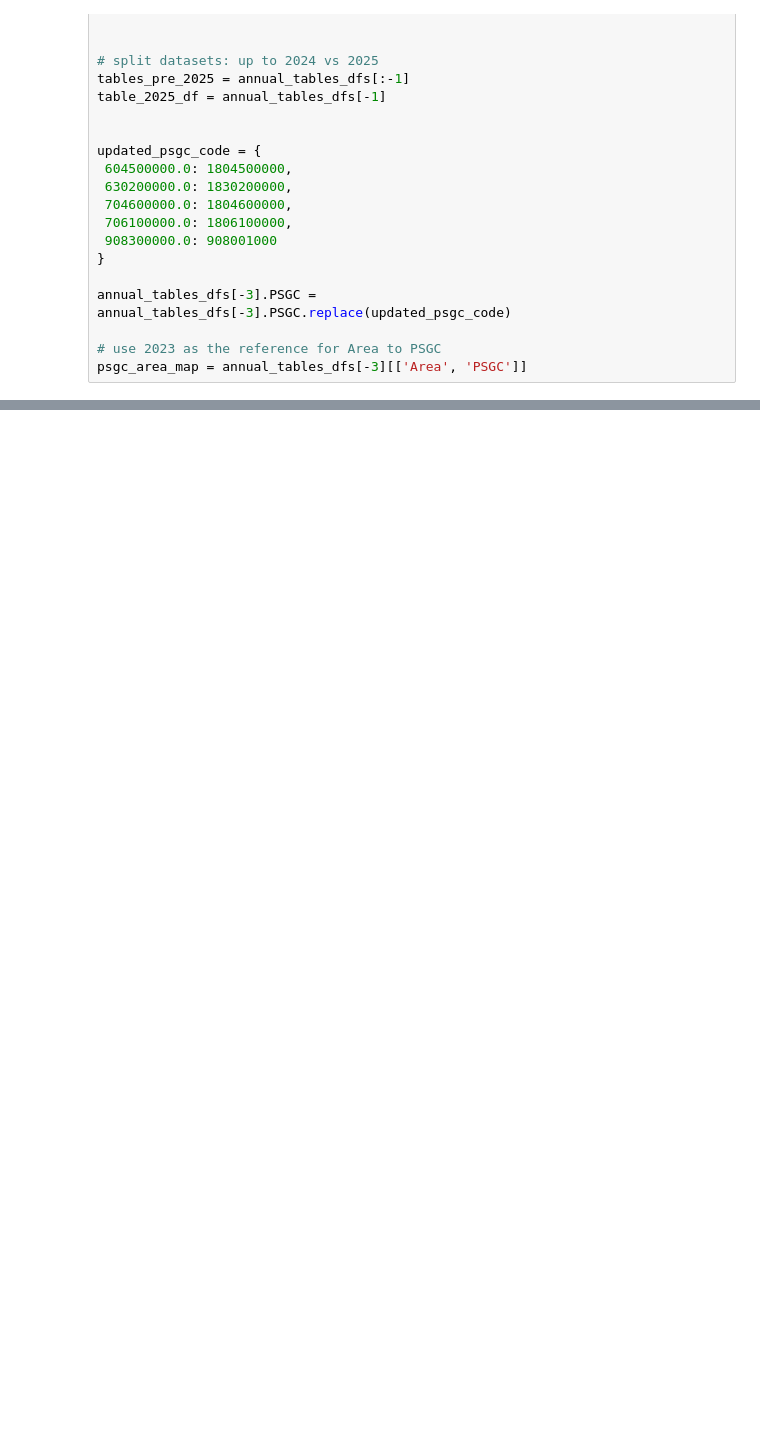
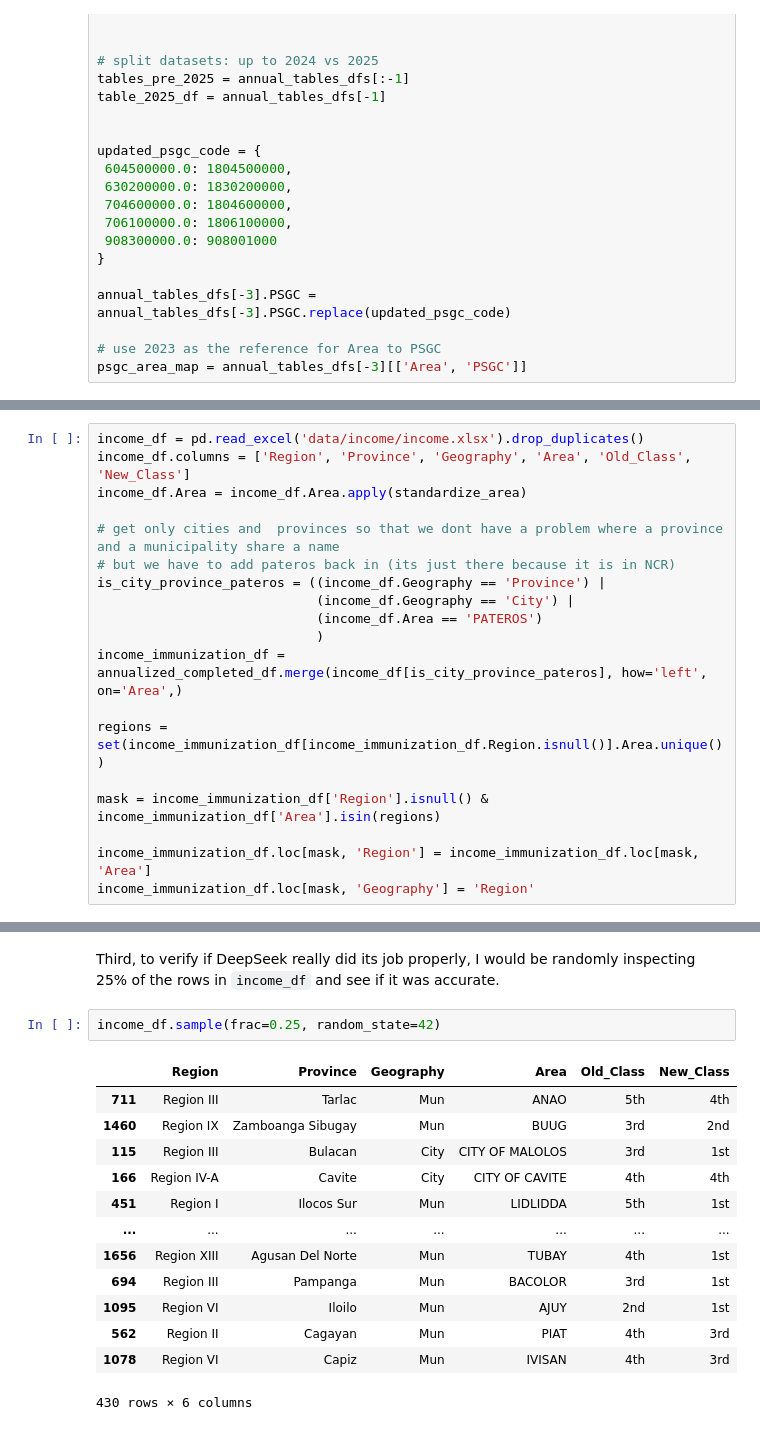
Before and after one commit to BSDSBA-JF/edcom, a Jupyter notebook: 02_immunization/01_creating_annual.ipynb, the cells around one changed output, grey strips where cells are left out. Saved outputs shown, nothing was run; the diff lists cells and outputs as text; blank space fills up the shorter version.

Commit message:
Combined income and immunization data

```diff
--- a/02_immunization/01_cleaning.ipynb
+++ b/02_immunization/01_creating_annual.ipynb
@@ -849,0 +874,19 @@ with pd.ExcelWriter('outputs/annual_immunization.xlsx', engine='xlsxwriter') as
+# %%
+income_df = pd.read_excel('data/income/income.xlsx').drop_duplicates()
+income_df.columns = ['Region', 'Province', 'Geography', 'Area', 'Old_Class', 'New_Class']
+income_df.Area = income_df.Area.apply(standardize_area)
+
+# get only cities and  provinces so that we dont have a problem where a province and a municipality share a name
+# but we have to add pateros back in (its just there because it is in NCR)
+is_city_province_pateros = ((income_df.Geography == 'Province') |
+                            (income_df.Geography == 'City') |
+                            (income_df.Area == 'PATEROS')
+                            )
+income_immunization_df = annualized_completed_df.merge(income_df[is_city_province_pateros], how='left', on='Area',)
+
+regions = set(income_immunization_df[income_immunization_df.Region.isnull()].Area.unique())
+
+mask = income_immunization_df['Region'].isnull() & income_immunization_df['Area'].isin(regions)
+
+income_immunization_df.loc[mask, 'Region'] = income_immunization_df.loc[mask, 'Area']
+income_immunization_df.loc[mask, 'Geography'] = 'Region'
@@ -849,0 +1025,18 @@ with pd.ExcelWriter('outputs/annual_immunization.xlsx', engine='xlsxwriter') as
+# %% [markdown]
+Third, to verify if DeepSeek really did its job properly, I would be randomly inspecting 25% of the rows in `income_df` and see if it was accurate.
+# %%
+income_df.sample(frac=0.25, random_state=42)
+# %% [output]
+|  | Region | Province | Geography | Area | Old_Class | New_Class |
+| 711 | Region III | Tarlac | Mun | ANAO | 5th | 4th |
+| 1460 | Region IX | Zamboanga Sibugay | Mun | BUUG | 3rd | 2nd |
+| 115 | Region III | Bulacan | City | CITY OF MALOLOS | 3rd | 1st |
+| 166 | Region IV-A | Cavite | City | CITY OF CAVITE | 4th | 4th |
+| 451 | Region I | Ilocos Sur | Mun | LIDLIDDA | 5th | 1st |
+| ... | ... | ... | ... | ... | ... | ... |
+| 1656 | Region XIII | Agusan Del Norte | Mun | TUBAY | 4th | 1st |
+| 694 | Region III | Pampanga | Mun | BACOLOR | 3rd | 1st |
+| 1095 | Region VI | Iloilo | Mun | AJUY | 2nd | 1st |
+| 562 | Region II | Cagayan | Mun | PIAT | 4th | 3rd |
+| 1078 | Region VI | Capiz | Mun | IVISAN | 4th | 3rd |
+430 rows × 6 columns
```
Also changed, not shown: parts of 17 cells of this notebook, 4 other files.
